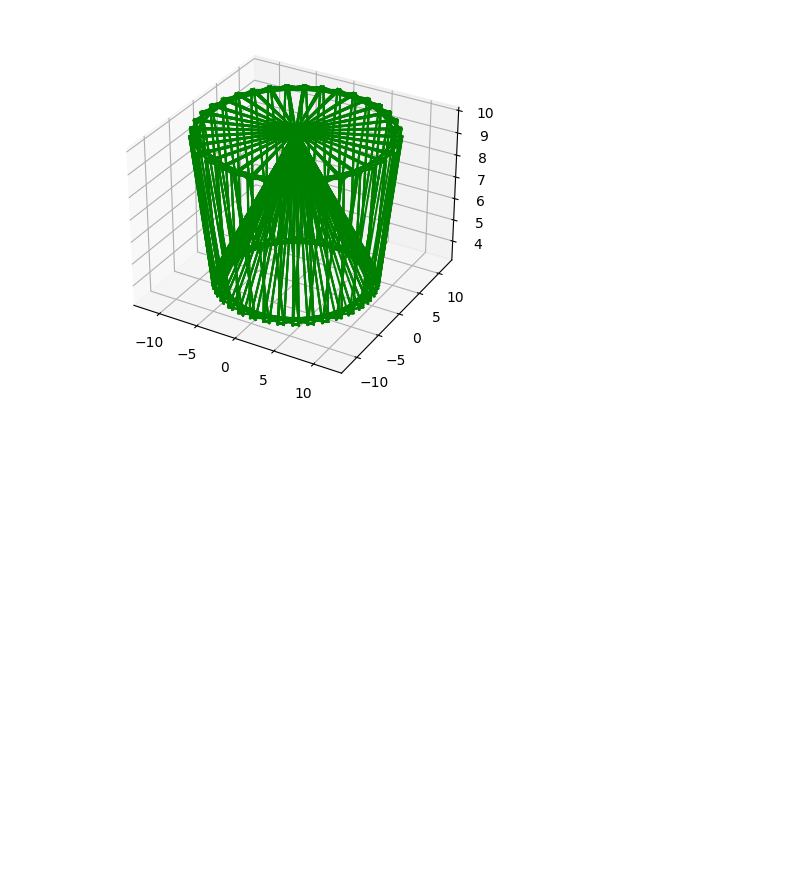
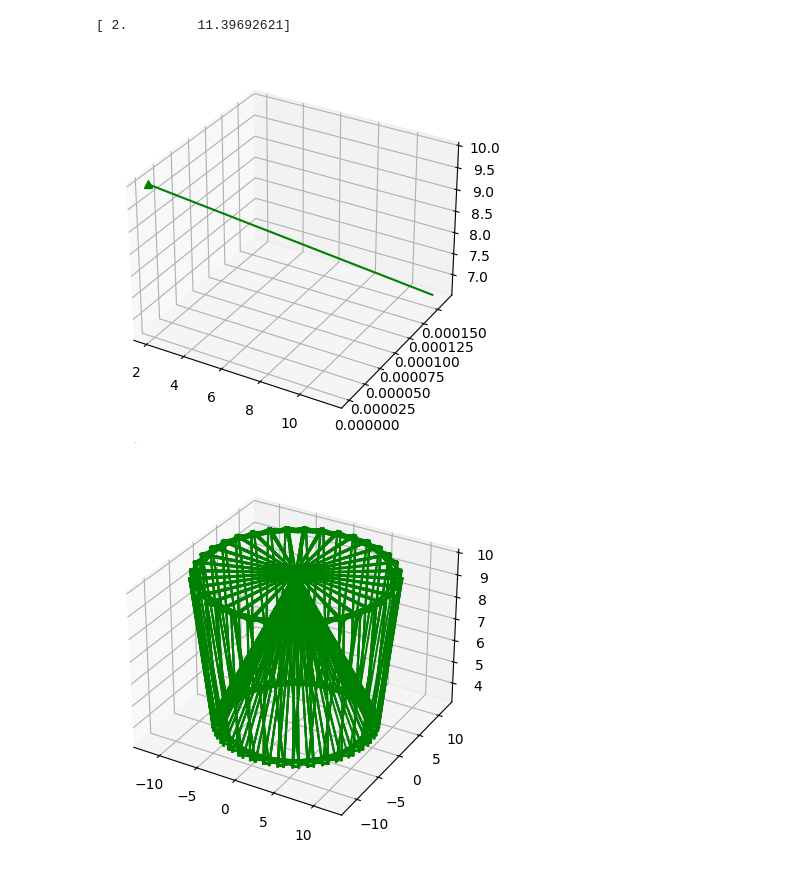
Before and after one commit to jeffersonkim97/cognis_UAM, a Jupyter notebook: script/3D/3DRRT.ipynb, the cells around one changed output. Saved outputs shown, nothing was run; the diff lists cells and outputs as text; code cells hidden in the pictures; blank space fills up the shorter version.

Commit message:
Camera added

```diff
--- a/script/3D/3DRRT.ipynb
+++ b/script/3D/3DRRT.ipynb
@@ -109,12 +141,28 @@ class Camera:
 
         return vertexFOV
 # %%
-cam_pos = np.array([0.0, 0.0, 10.0, np.deg2rad(30), np.deg2rad(20)])
+#cam_pos = np.array([0.0, 0.0, 10.0, np.deg2rad(30), np.deg2rad(20)])
+cam_pos = np.array([2.0, 5.0, 10.0, 0, np.deg2rad(20)])
 R = 10
 thetaH = np.deg2rad(54.2)
 thetaV = np.deg2rad(41.7)
-pan = np.array([np.deg2rad(0.1), 2*np.pi, np.deg2rad(10)])
-tilt = np.array([np.deg2rad(-.1), np.pi/4, 0])
+pan = np.array([np.deg2rad(0.001), 2*np.pi, np.deg2rad(10)])
+tilt = np.array([np.deg2rad(-.001), np.pi/4, 0])
+# %%
+cam0 = Camera(cam_pos, R, thetaH, thetaV, pan, tilt)
+
+print(cam0.get_direc(0)[0])
+
+import matplotlib.pyplot as plt
+
+fig = plt.figure()
+ax = plt.axes(projection='3d')
+ax.plot3D(cam_pos[0], cam_pos[1], cam_pos[2], '^g')
+ax.plot3D(cam0.get_direc(0)[0], cam0.get_direc(0)[1], cam0.get_direc(0)[2], '-g')
+plt.show()
+# %% [output]
+[ 2.         11.39692621]
+[figure, added]
 # %%
 import matplotlib.animation as animation
 
```
Also changed, not shown: parts of 2 cells of this notebook.
